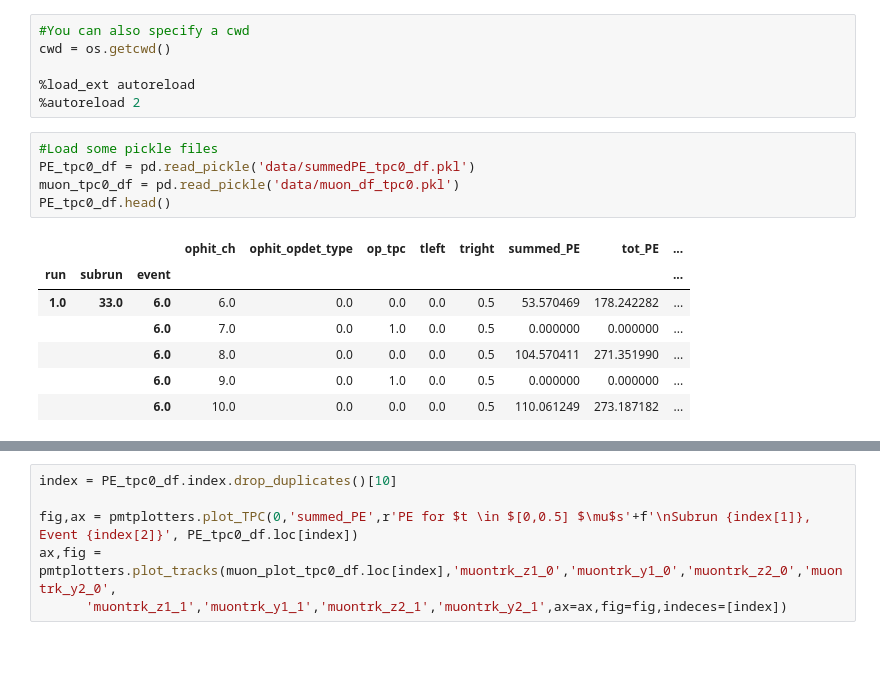
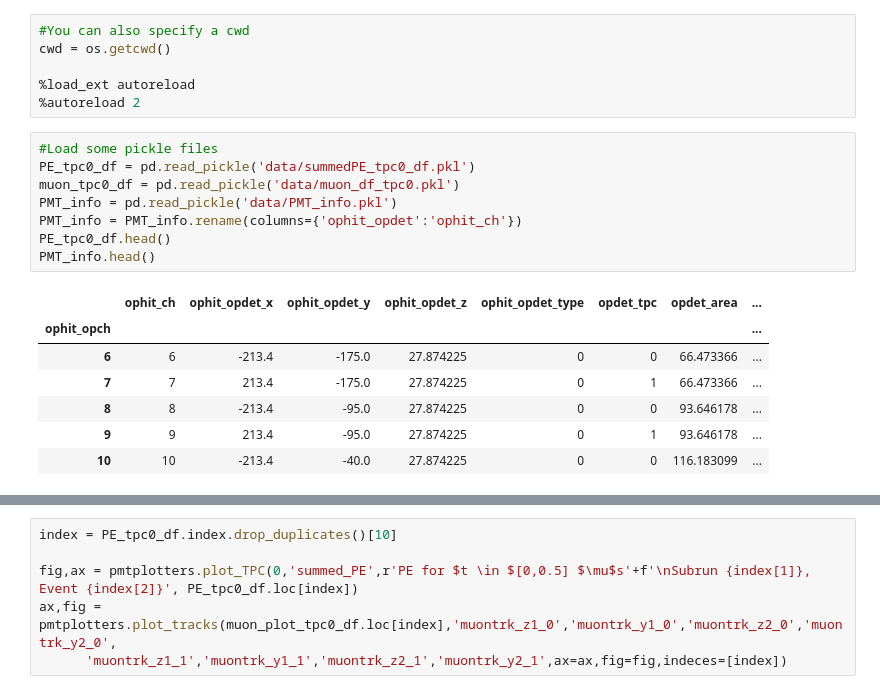
Before and after one commit to bear-is-asleep/pmt_commissioning, a Jupyter notebook: timing_scripts/testing.ipynb, the cells around one changed output, grey strips where cells are left out. Saved outputs shown, nothing was run; the diff lists cells and outputs as text; blank space fills up the shorter version.

```diff
--- a/timing_scripts/testing.ipynb
+++ b/timing_scripts/testing.ipynb
@@ -23,13 +23,16 @@ cwd = os.getcwd()
 # %%
 #Load some pickle files
 PE_tpc0_df = pd.read_pickle('data/summedPE_tpc0_df.pkl')
 muon_tpc0_df = pd.read_pickle('data/muon_df_tpc0.pkl')
+PMT_info = pd.read_pickle('data/PMT_info.pkl')
+PMT_info = PMT_info.rename(columns={'ophit_opdet':'ophit_ch'})
 PE_tpc0_df.head()
+PMT_info.head()
 # %% [output]
-|  |  |  | ophit_ch | ophit_opdet_type | op_tpc | tleft | tright | summed_PE | tot_PE | ... |
-| run | subrun | event |  |  |  |  |  |  |  | ... |
-| 1.0 | 33.0 | 6.0 | 6.0 | 0.0 | 0.0 | 0.0 | 0.5 | 53.570469 | 178.242282 | ... |
-|  |  | 6.0 | 7.0 | 0.0 | 1.0 | 0.0 | 0.5 | 0.000000 | 0.000000 | ... |
-|  |  | 6.0 | 8.0 | 0.0 | 0.0 | 0.0 | 0.5 | 104.570411 | 271.351990 | ... |
-|  |  | 6.0 | 9.0 | 0.0 | 1.0 | 0.0 | 0.5 | 0.000000 | 0.000000 | ... |
-|  |  | 6.0 | 10.0 | 0.0 | 0.0 | 0.0 | 0.5 | 110.061249 | 273.187182 | ... |
+|  | ophit_ch | ophit_opdet_x | ophit_opdet_y | ophit_opdet_z | ophit_opdet_type | opdet_tpc | opdet_area | ... |
+| ophit_opch |  |  |  |  |  |  |  | ... |
+| 6 | 6 | -213.4 | -175.0 | 27.874225 | 0 | 0 | 66.473366 | ... |
+| 7 | 7 | 213.4 | -175.0 | 27.874225 | 0 | 1 | 66.473366 | ... |
+| 8 | 8 | -213.4 | -95.0 | 27.874225 | 0 | 0 | 93.646178 | ... |
+| 9 | 9 | 213.4 | -95.0 | 27.874225 | 0 | 1 | 93.646178 | ... |
+| 10 | 10 | -213.4 | -40.0 | 27.874225 | 0 | 0 | 116.183099 | ... |
```
Also changed, not shown: parts of 3 cells of this notebook, 3 other files.
